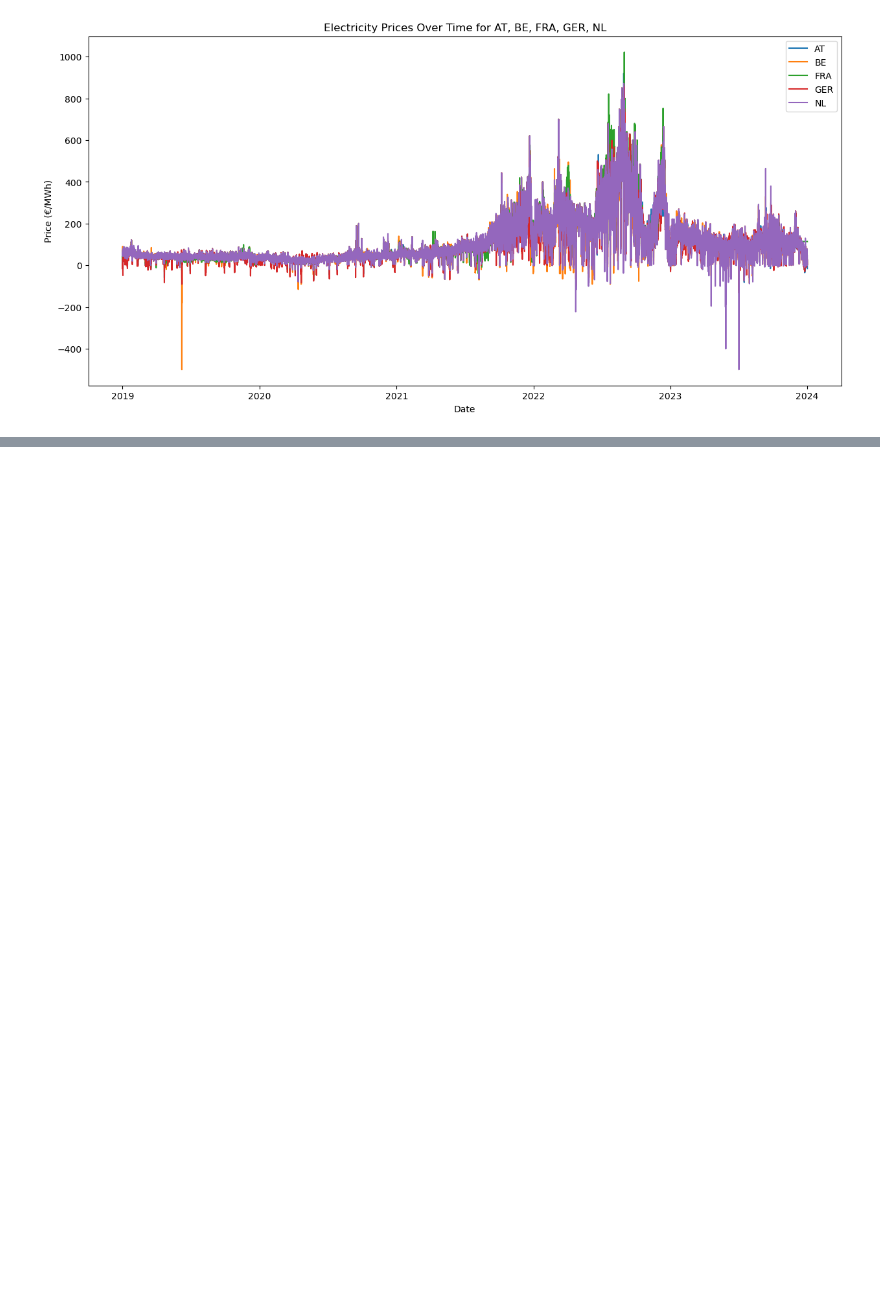
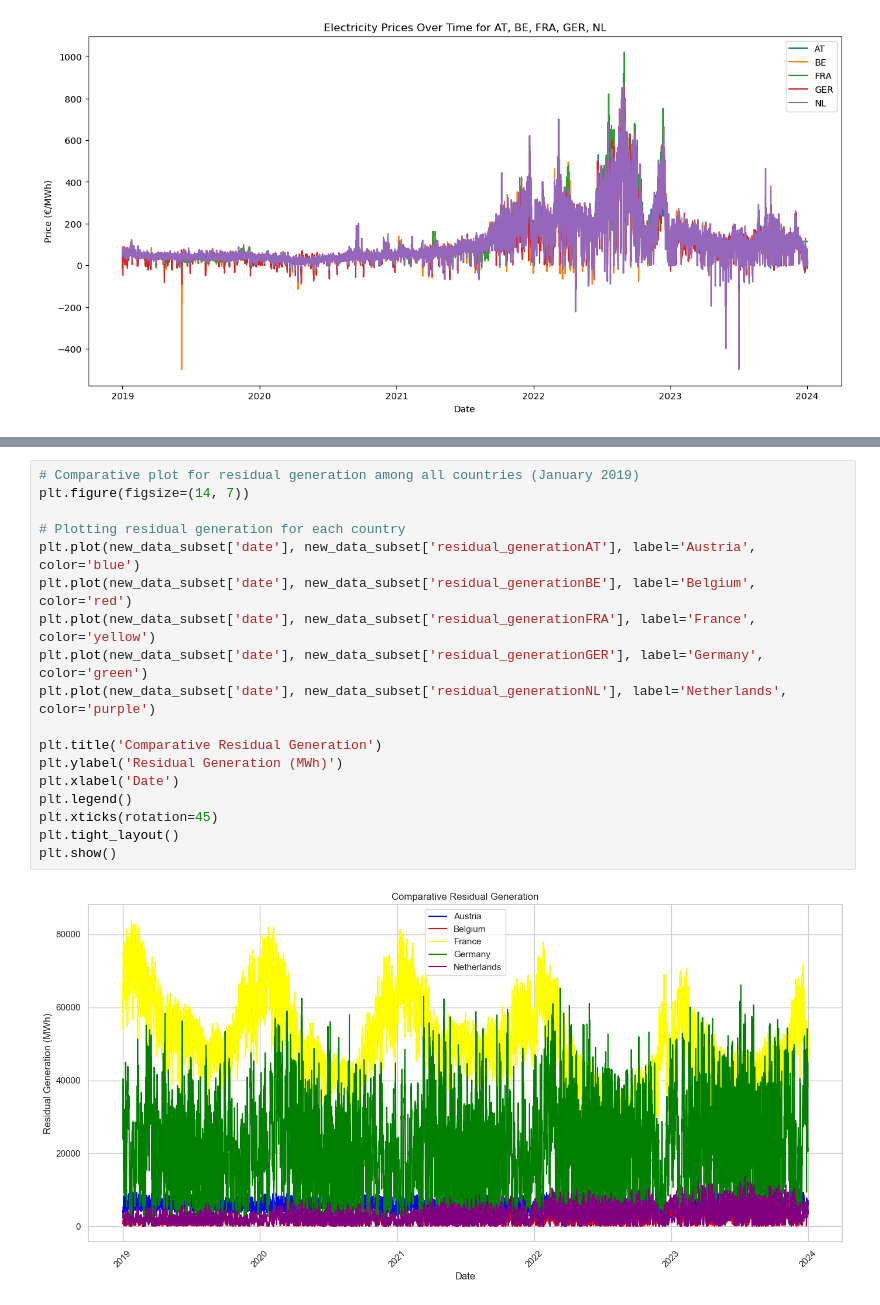
Before and after one commit to Linkschris/AdvancedBA, a Jupyter notebook: model.ipynb/model_pantelis.ipynb, the cells around one changed output, grey strips where cells are left out. Cells and saved outputs as stored; diff of their text form; blank space fills up the shorter version.

```diff
--- a/model.ipynb/model_pantelis.ipynb
+++ b/model.ipynb/model_pantelis.ipynb
@@ -150,0 +197,20 @@ plt.show()
+# %%
+# Comparative plot for residual generation among all countries (January 2019)
+plt.figure(figsize=(14, 7))
+
+# Plotting residual generation for each country
+plt.plot(new_data_subset['date'], new_data_subset['residual_generationAT'], label='Austria', color='blue')
+plt.plot(new_data_subset['date'], new_data_subset['residual_generationBE'], label='Belgium', color='red')
+plt.plot(new_data_subset['date'], new_data_subset['residual_generationFRA'], label='France', color='yellow')
+plt.plot(new_data_subset['date'], new_data_subset['residual_generationGER'], label='Germany', color='green')
+plt.plot(new_data_subset['date'], new_data_subset['residual_generationNL'], label='Netherlands', color='purple')
+
+plt.title('Comparative Residual Generation')
+plt.ylabel('Residual Generation (MWh)')
+plt.xlabel('Date')
+plt.legend()
+plt.xticks(rotation=45)
+plt.tight_layout()
+plt.show()
+# %% [output]
+[figure, added]
```
Also changed, not shown: parts of 7 cells of this notebook.
